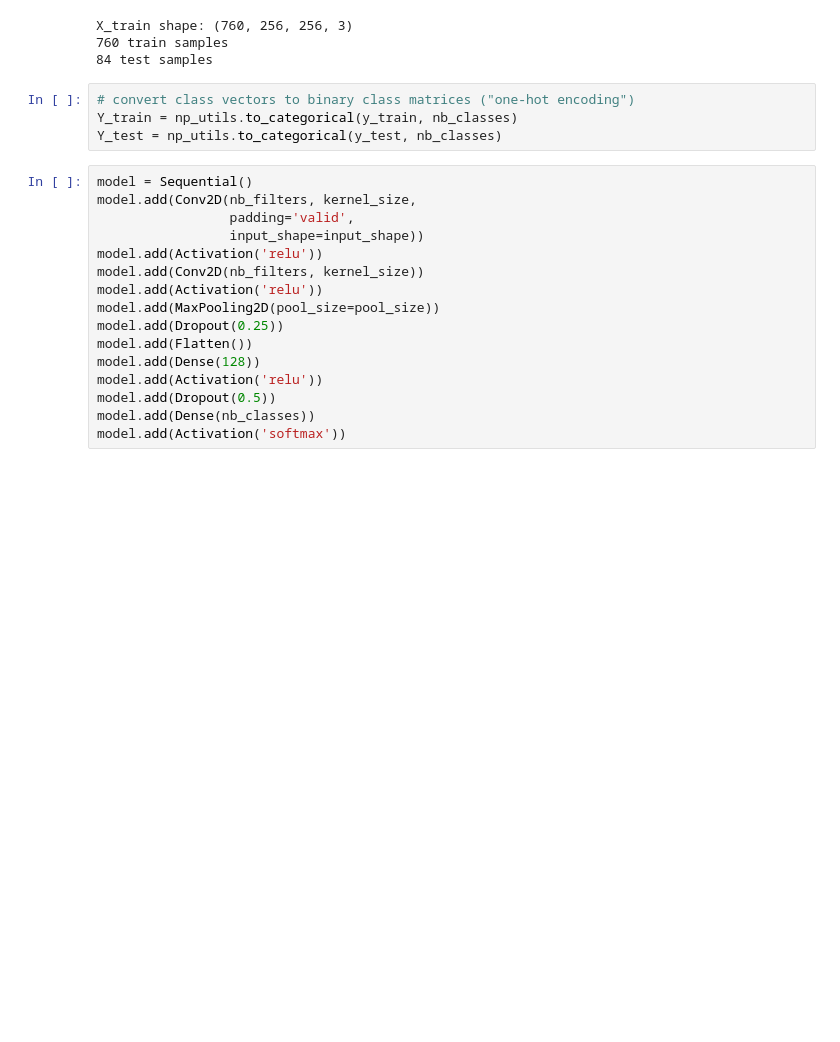
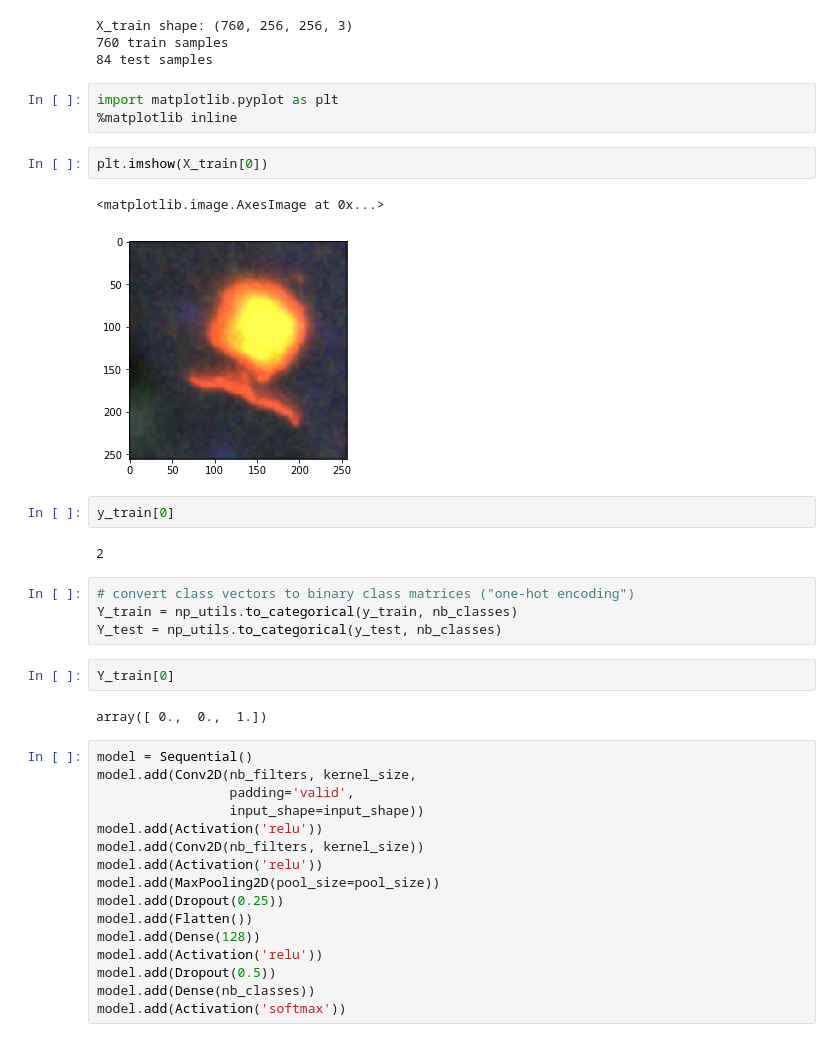
Before and after one commit to imagexd/2017-tutorials, a Jupyter notebook: lectures/keras/keras-cnn-cells.ipynb, the cells around one changed output. Saved outputs shown, nothing was run; the diff lists cells and outputs as text; blank space fills up the shorter version.

```diff
--- a/lectures/keras/keras-cnn-cells.ipynb
+++ b/lectures/keras/keras-cnn-cells.ipynb
@@ -62,10 +62,26 @@ print(X_test.shape[0], 'test samples')
 X_train shape: (760, 256, 256, 3)
 760 train samples
 84 test samples
+# %%
+import matplotlib.pyplot as plt
+%matplotlib inline
+# %%
+plt.imshow(X_train[0])
+# %% [output]
+<matplotlib.image.AxesImage at 0x...>
+[figure, added]
+# %%
+y_train[0]
+# %% [output]
+2
 # %%
 # convert class vectors to binary class matrices ("one-hot encoding")
 Y_train = np_utils.to_categorical(y_train, nb_classes)
 Y_test = np_utils.to_categorical(y_test, nb_classes)
+# %%
+Y_train[0]
+# %% [output]
+array([ 0.,  0.,  1.])
 # %%
 model = Sequential()
 model.add(Conv2D(nb_filters, kernel_size,
```
Also changed, not shown: parts of 1 cell of this notebook, 3 other files.
